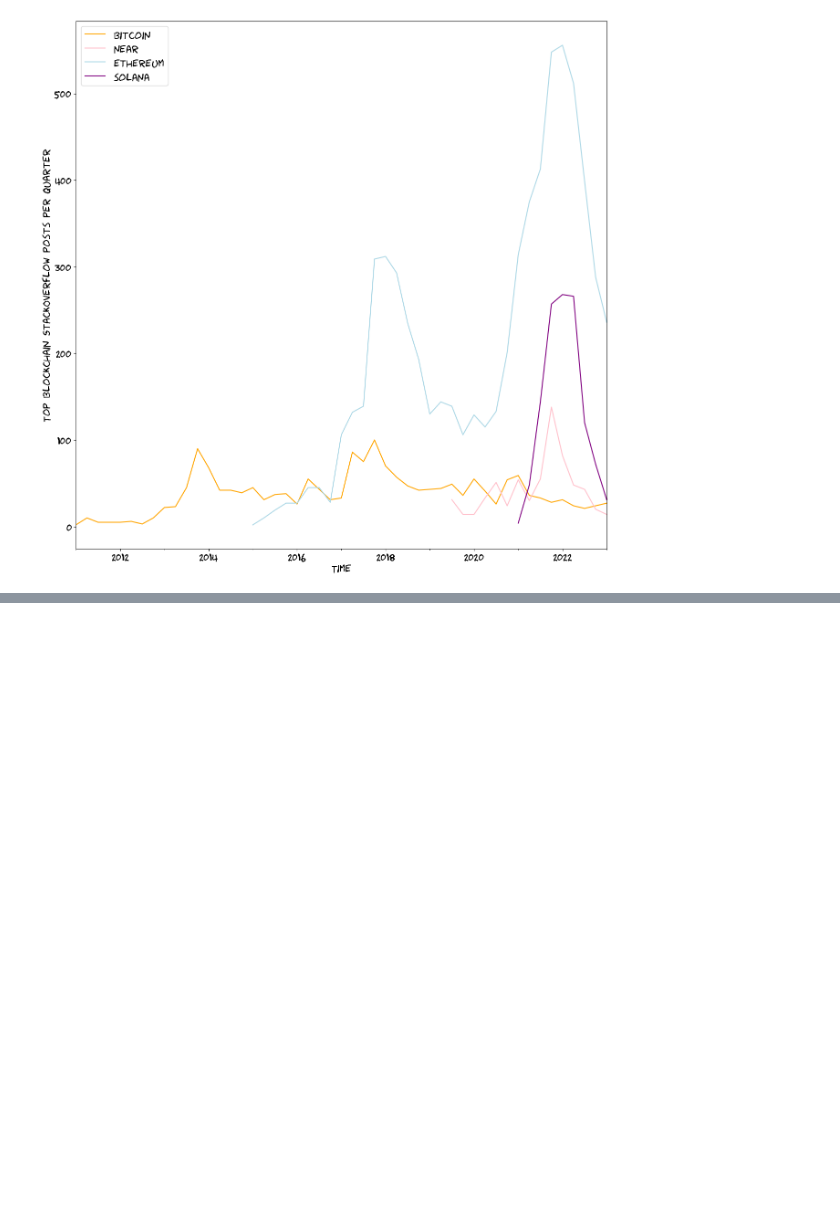
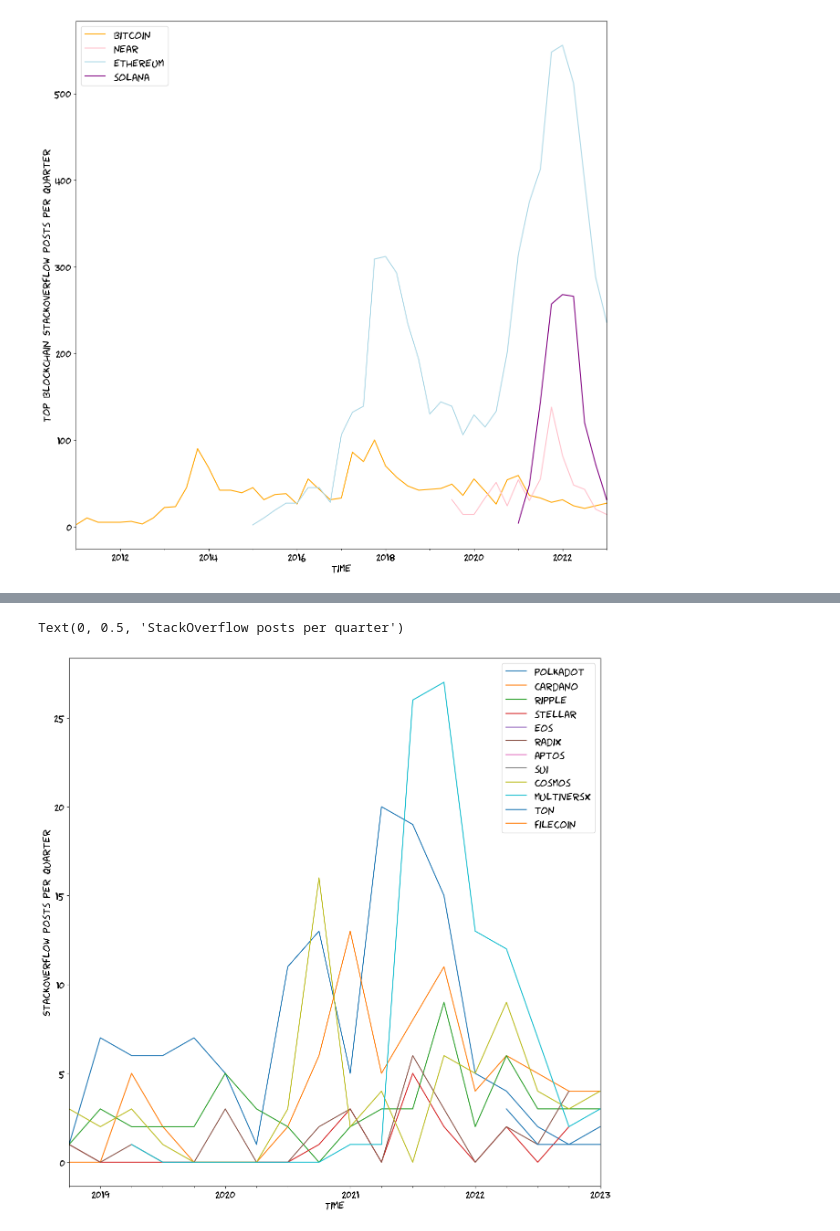
Before and after one commit to tradingstrategy-ai/blockchain-stackoverflow, a Jupyter notebook: research.ipynb, the cells around one changed output, grey strips where cells are left out. Saved outputs shown, nothing was run; the diff lists cells and outputs as text; code cells hidden in the pictures; blank space fills up the shorter version.

```diff
--- a/research.ipynb
+++ b/research.ipynb
@@ -93,0 +101,25 @@ KeyError: 'posts_by_period'
+# %%
+
+quaterly_binned = create_binned_df_by_tags(df, {
+    "polkadot": ("polkadot", "substrate", "polkadot-js"),
+    "cardano": ("cardano",),
+    "ripple": ("xrp", "rippled"),
+    "stellar": ("stellar"),
+    "eos": ("eos"),
+    "radix": ("scrypto"),
+    "aptos": ("aptos"),
+    "sui": ("sui"),
+    "cosmos": ("cosmos-sdk", "cosmwasm", "tendermint"),
+    "multiversx": ("elrond",),
+    "ton": ("ton",),
+    "filecoin": ("filecoin",),
+    "hedera": ("hedera", "hedera-hashgraph",),
+})
+
+ax = quaterly_binned.plot.line()
+
+ax.set_xlabel("Time")
+ax.set_ylabel("StackOverflow posts per quarter")
+# %% [output]
+Text(0, 0.5, 'StackOverflow posts per quarter')
+[figure, added]
```
Also changed, not shown: parts of 17 cells of this notebook, 1 other file.
